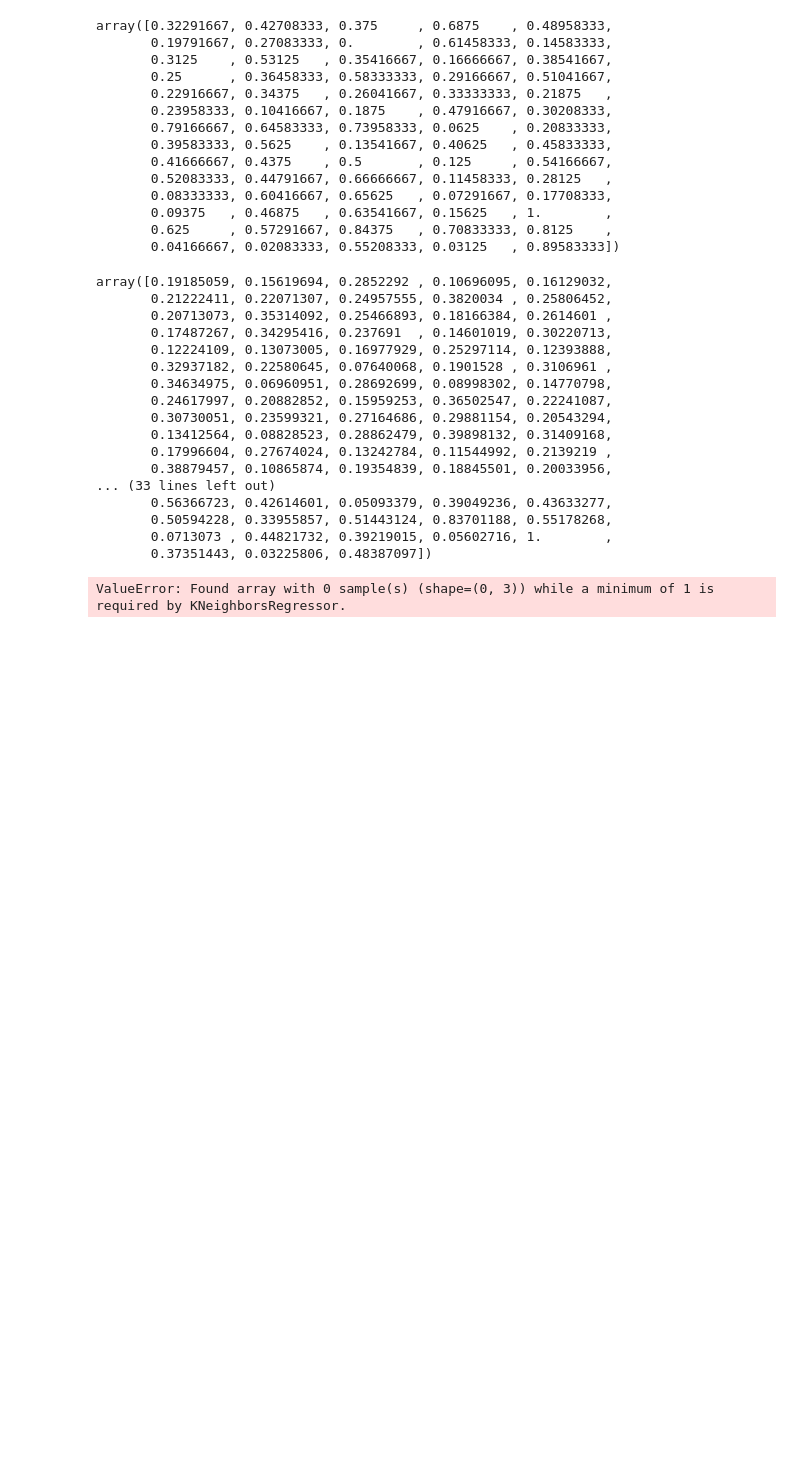
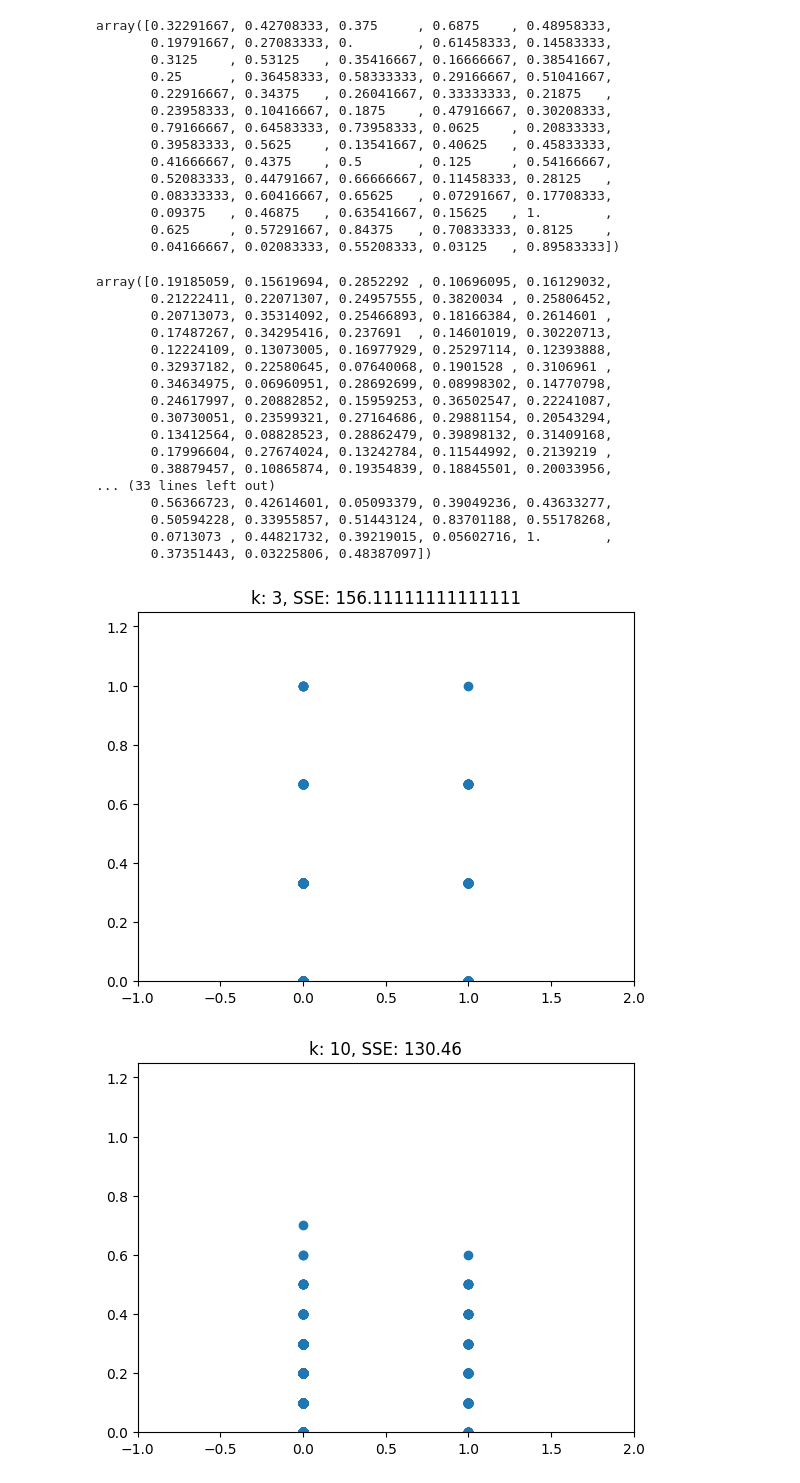
Before and after one commit to anutishah/project_chd, a Jupyter notebook: Project2.ipynb, the cells around one changed output. Cells and saved outputs as stored; diff of their text form; code cells hidden in the pictures; blank space fills up the shorter version.

```diff
--- a/Project2.ipynb
+++ b/Project2.ipynb
@@ -325,18 +370,19 @@ array([0.19185059, 0.15619694, 0.2852292 , 0.10696095, 0.16129032,
 # %%
 from sklearn.neighbors import KNeighborsRegressor
 import matplotlib.pyplot as plt
 
 for k in [3,10,25,50,100,300]:
 
     model = KNeighborsRegressor(n_neighbors=k).fit(X_train,y_train)
     y_hat = model.predict(X_test)
+
     SSE = np.sum( (y_test-y_hat)**2 )
-    #
     plot, axes = plt.subplots()
     plt.scatter(y_test,y_hat)
     plt.title('k: '+str(k)+', SSE: '+str(SSE))
-    axes.set_ylim(-1000, 62000)
-    axes.set_xlim(-1000, 62000)
+    axes.set_ylim(0,1.25)
+    axes.set_xlim(-1, 2)
     plt.show()
 # %% [output]
-ValueError: Found array with 0 sample(s) (shape=(0, 3)) while a minimum of 1 is required by KNeighborsRegressor.
+[figure, added]
+[figure, added]
```
Also changed, not shown: parts of 18 cells of this notebook.
